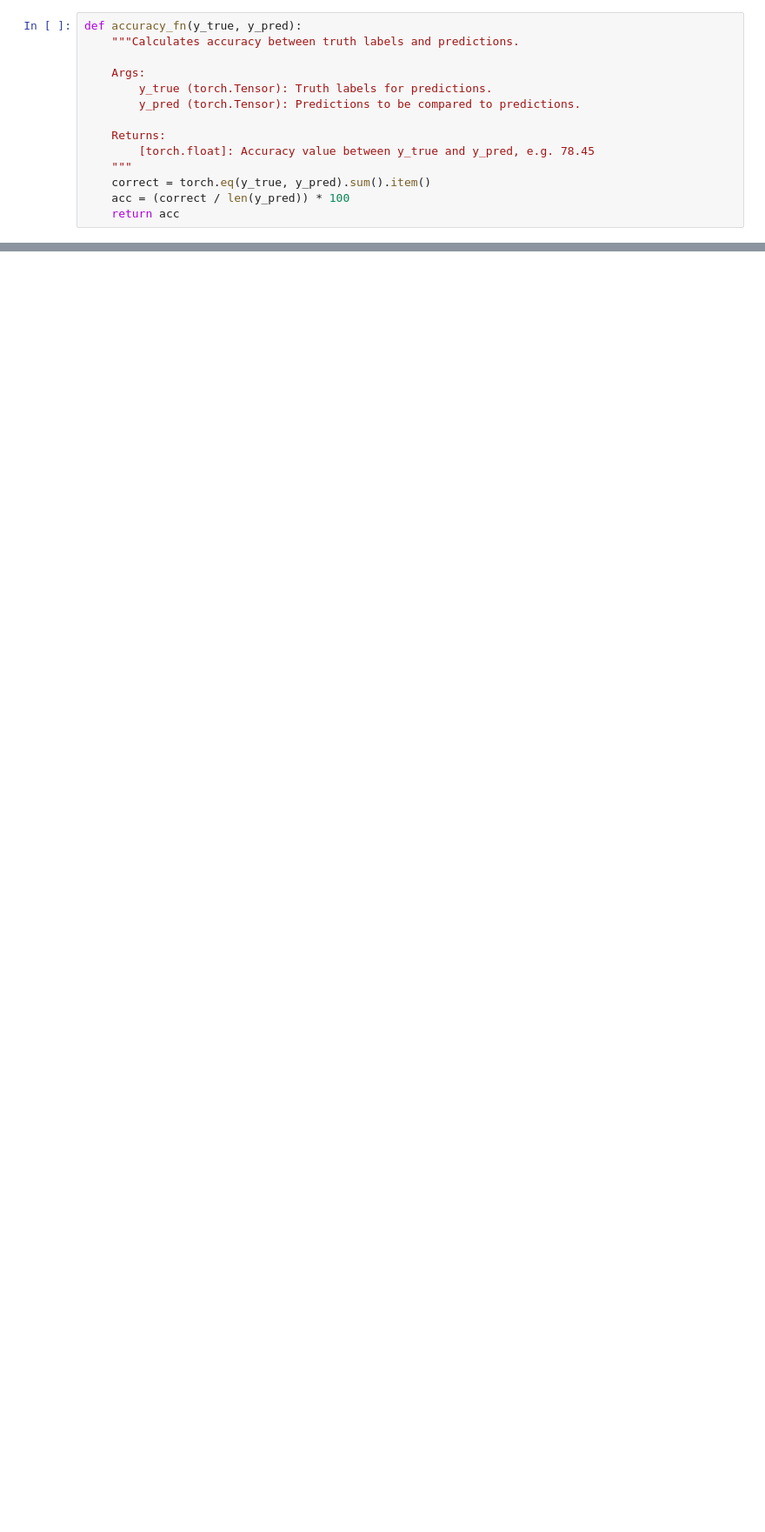
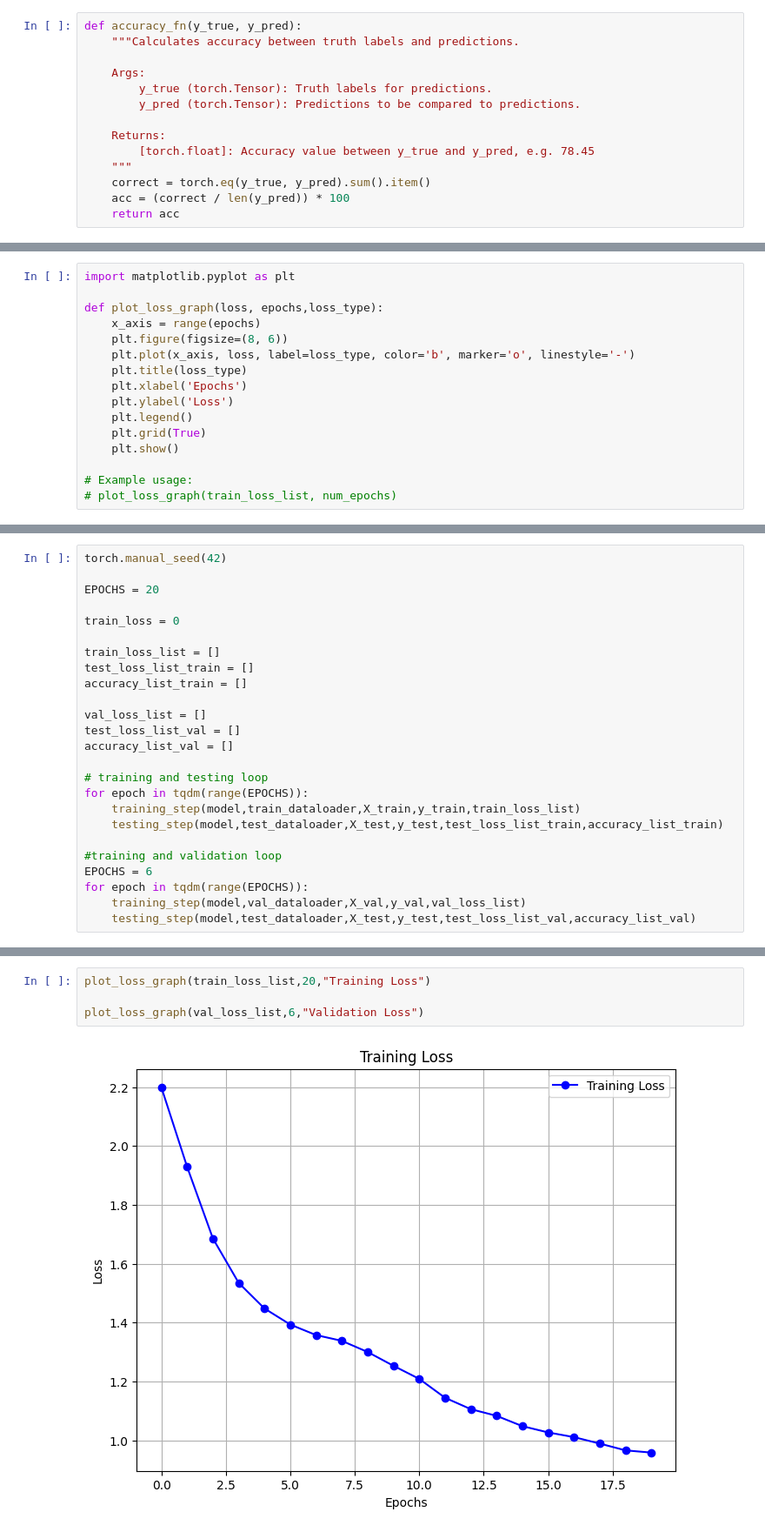
Before and after one commit to plon-Susk7/Machine_Learning_CSE343, a Jupyter notebook: a3/q3.ipynb, the cells around one changed output, grey strips where cells are left out. Shown at 87% size. Drawn from its saved outputs; the diff is of its cells as text; blank space fills up the shorter version.

```diff
--- a/a3/q3.ipynb
+++ b/a3/q3.ipynb
@@ -324,0 +169,16 @@ Looked at 0/515 samples.
+# %%
+import matplotlib.pyplot as plt
+
+def plot_loss_graph(loss, epochs,loss_type):
+    x_axis = range(epochs)
+    plt.figure(figsize=(8, 6))
+    plt.plot(x_axis, loss, label=loss_type, color='b', marker='o', linestyle='-')
+    plt.title(loss_type)
+    plt.xlabel('Epochs')
+    plt.ylabel('Loss')
+    plt.legend()
+    plt.grid(True)
+    plt.show()
+
+# Example usage:
+# plot_loss_graph(train_loss_list, num_epochs)
@@ -324,0 +231,25 @@ Looked at 0/515 samples.
+# %%
+torch.manual_seed(42)
+
+EPOCHS = 20
+
+train_loss = 0
+
+train_loss_list = []
+test_loss_list_train = []
+accuracy_list_train = []
+
+val_loss_list = []
+test_loss_list_val = []
+accuracy_list_val = []
+
+# training and testing loop
+for epoch in tqdm(range(EPOCHS)):
+    training_step(model,train_dataloader,X_train,y_train,train_loss_list)
+    testing_step(model,test_dataloader,X_test,y_test,test_loss_list_train,accuracy_list_train)
+
+#training and validation loop
+EPOCHS = 6
+for epoch in tqdm(range(EPOCHS)):
+    training_step(model,val_dataloader,X_val,y_val,val_loss_list)
+    testing_step(model,test_dataloader,X_test,y_test,test_loss_list_val,accuracy_list_val)
@@ -324,0 +292,6 @@ Looked at 0/515 samples.
+# %%
+plot_loss_graph(train_loss_list,20,"Training Loss")
+
+plot_loss_graph(val_loss_list,6,"Validation Loss")
+# %% [output]
+[figure, added]
```
Also changed, not shown: parts of 14 cells of this notebook.
